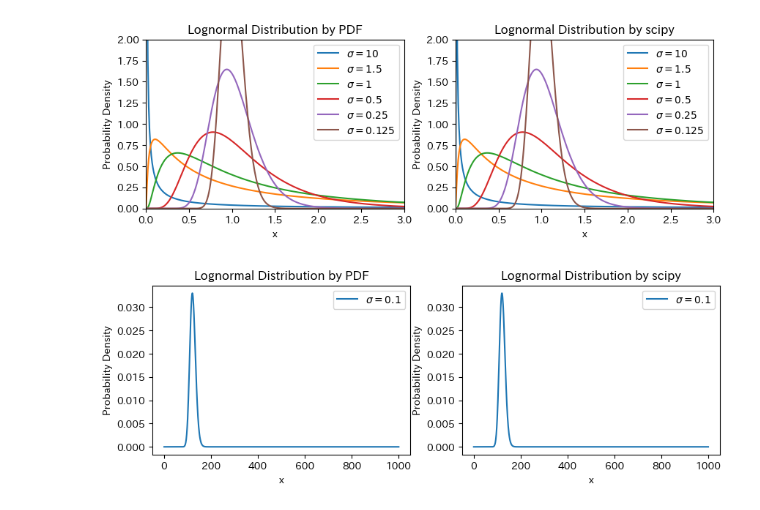
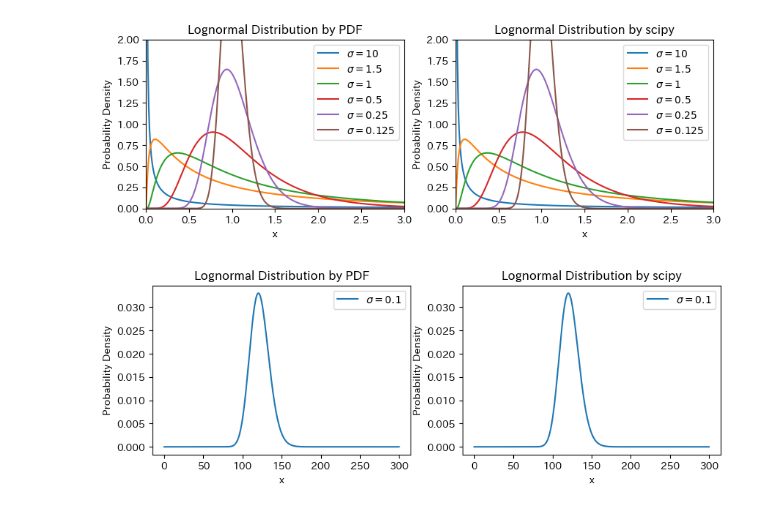
Before and after one commit to akmiccom/statistics, a Jupyter notebook: logNorm/test.ipynb, the cells around one changed output. Cells and saved outputs as stored; diff of their text form; code cells hidden in the pictures.

```diff
--- a/logNorm/test.ipynb
+++ b/logNorm/test.ipynb
@@ -125,44 +125,44 @@ plt.show()
 # %% [output]
 [figure]
 # %%
+# グラフセッティング
 fig, axs = plt.subplots(1, 2, figsize=(10, 3))
+# axs[0].set_xlim(0, 3)
+# axs[0].set_ylim(0, 2)
+axs[0].set_xlabel('x')
+axs[0].set_ylabel('Probability Density')
+axs[0].set_title('Lognormal Distribution by PDF')
+
+# axs[1].set_xlim(0, 3)
+# axs[1].set_ylim(0, 2)
+axs[1].set_xlabel('x')
+axs[1].set_ylabel('Probability Density')
+axs[1].set_title('Lognormal Distribution by scipy')
 
 def lognorm_pdf(x):
     '''対数正規分布の確率密度関数を定義'''
     return 1 / (x * sigma * np.sqrt(2 * np.pi)) * np.exp(-(np.log(x) - mu)**2 / (2 * sigma**2))
 
-
-# 確率密度関数により作成
+# グラフの作成
 mu = 4.8
-x = np.linspace(0.001, 1000, 1000)
+x = np.linspace(0.001, 300, 1000)
+    # 確率密度関数により作成
 for sigma in [0.1]:
     pdf_values = lognorm_pdf(x)
     axs[0].plot(x, pdf_values, label=f'$\sigma={sigma}$')
-# axs[0].set_xlim(0, 3)
-# axs[0].set_ylim(0, 2)
-axs[0].set_xlabel('x')
-axs[0].set_ylabel('Probability Density')
-axs[0].set_title('Lognormal Distribution by PDF')
-axs[0].legend()
 
-
-# scipy により作成
-x = np.linspace(0, 1000, 1000)
-for sigma in [0.1]:
+    # scipy により作成
     # 対数正規分布のパラメータを計算
     s = sigma
     scale = np.exp(mu)
     # 対数正規分布を生成
     lognorm_dist = lognorm(s=s, loc=0, scale=scale)
     # 確率密度関数を描画
     pdf_values = lognorm_dist.pdf(x)
     axs[1].plot(x, pdf_values, label=f'$\sigma={sigma}$')
-# axs[1].set_xlim(0, 3)
-# axs[1].set_ylim(0, 2)
-axs[1].set_xlabel('x')
-axs[1].set_ylabel('Probability Density')
-axs[1].set_title('Lognormal Distribution by scipy')
+
+axs[0].legend()
 axs[1].legend()
 plt.show()
 # %% [output]
-[figure, old version]
+[figure, new version]
```
Also changed, not shown: parts of 4 cells of this notebook, 2 other files.
